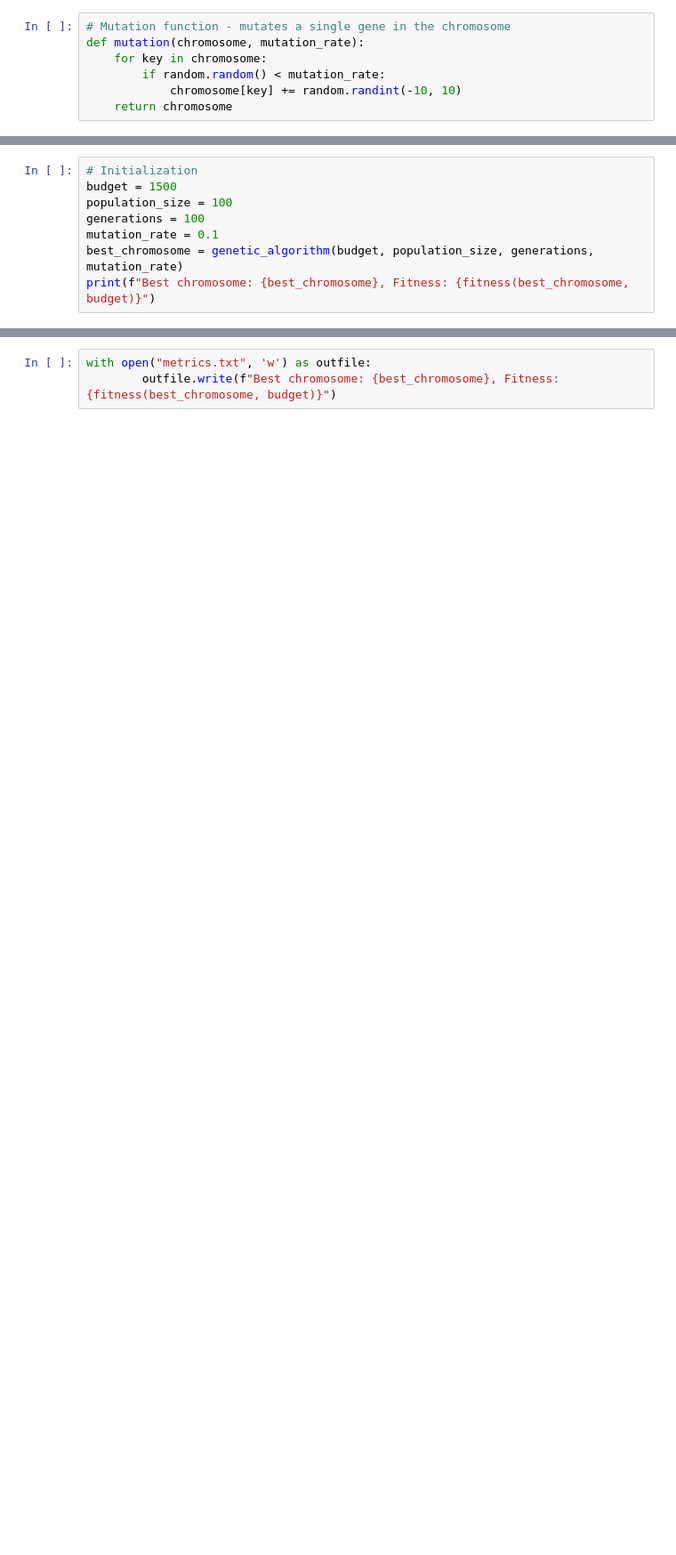
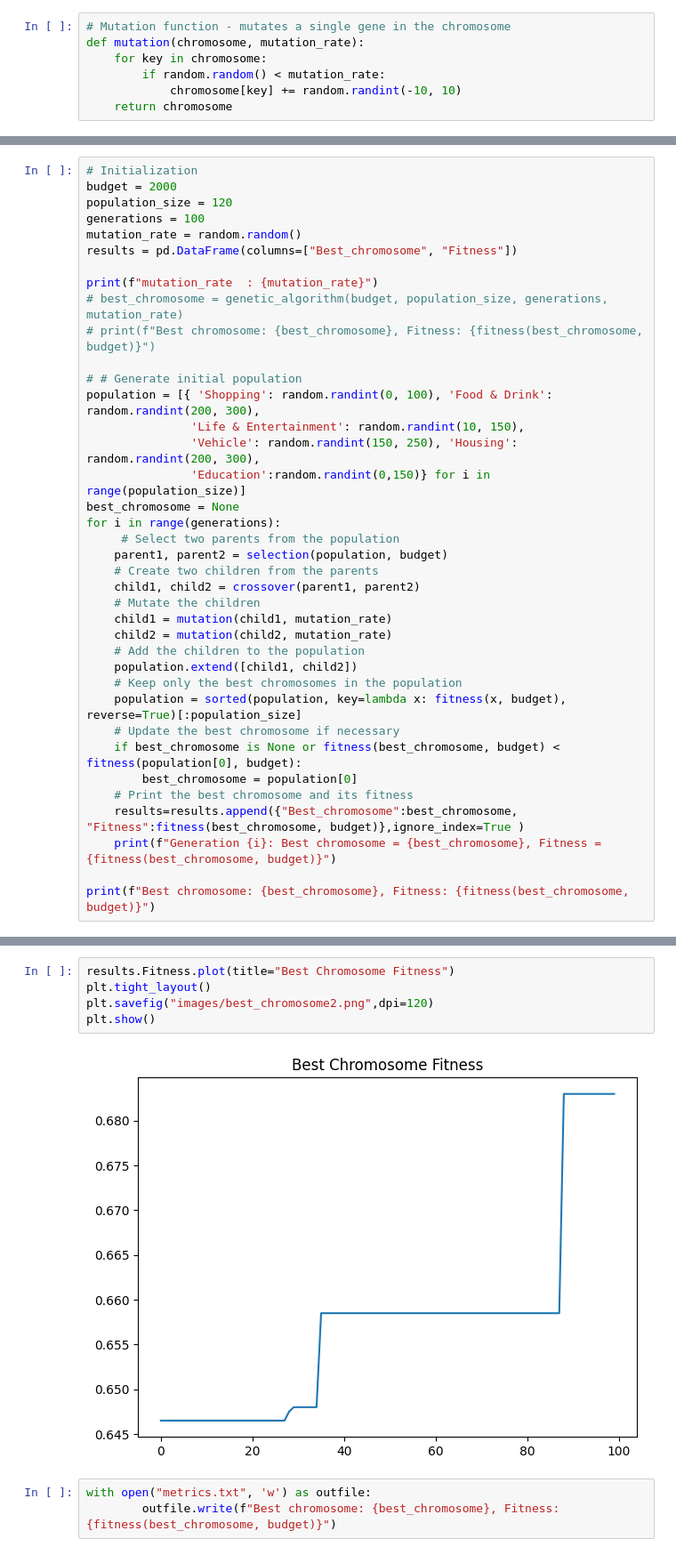
Before and after one commit to izzhamburhan/GeneticAlgo_BudgetOptimization, a Jupyter notebook: GA_Budget_Optimization.ipynb, the cells around one changed output, grey strips where cells are left out. Shown at 89% size. Drawn from its saved outputs; the diff is of its cells as text; blank space fills up the shorter version.

```diff
--- a/GA_Budget_Optimization.ipynb
+++ b/GA_Budget_Optimization.ipynb
@@ -54,10 +60,40 @@ def genetic_algorithm(budget, population_size, generations, mutation_rate):
     return best_chromosome
 # %%
 # Initialization
-budget = 1500
-population_size = 100
+budget = 2000
+population_size = 120
 generations = 100
-mutation_rate = 0.1
-best_chromosome = genetic_algorithm(budget, population_size, generations, mutation_rate)
+mutation_rate = random.random()
+results = pd.DataFrame(columns=["Best_chromosome", "Fitness"])
+
+print(f"mutation_rate  : {mutation_rate}")
+# best_chromosome = genetic_algorithm(budget, population_size, generations, mutation_rate)
+# print(f"Best chromosome: {best_chromosome}, Fitness: {fitness(best_chromosome, budget)}")
+
+# # Generate initial population
+population = [{ 'Shopping': random.randint(0, 100), 'Food & Drink': random.randint(200, 300),
+               'Life & Entertainment': random.randint(10, 150),
+               'Vehicle': random.randint(150, 250), 'Housing': random.randint(200, 300),
+               'Education':random.randint(0,150)} for i in range(population_size)]
+best_chromosome = None
+for i in range(generations):
+     # Select two parents from the population
+    parent1, parent2 = selection(population, budget)
+    # Create two children from the parents
+    child1, child2 = crossover(parent1, parent2)
+    # Mutate the children
+    child1 = mutation(child1, mutation_rate)
+    child2 = mutation(child2, mutation_rate)
+    # Add the children to the population
+    population.extend([child1, child2])
+    # Keep only the best chromosomes in the population
+    population = sorted(population, key=lambda x: fitness(x, budget), reverse=True)[:population_size]
+    # Update the best chromosome if necessary
+    if best_chromosome is None or fitness(best_chromosome, budget) < fitness(population[0], budget):
+        best_chromosome = population[0]
+    # Print the best chromosome and its fitness
+    results=results.append({"Best_chromosome":best_chromosome, "Fitness":fitness(best_chromosome, budget)},ignore_index=True )
+    print(f"Generation {i}: Best chromosome = {best_chromosome}, Fitness = {fitness(best_chromosome, budget)}")
+
 print(f"Best chromosome: {best_chromosome}, Fitness: {fitness(best_chromosome, budget)}")
 # %% [output]
@@ -98,3 +130,10 @@ fitness_values = [fitness(chromosome, budget) for chromosome in population]
+# %%
+results.Fitness.plot(title="Best Chromosome Fitness")
+plt.tight_layout()
+plt.savefig("images/best_chromosome2.png",dpi=120)
+plt.show()
+# %% [output]
+[figure, added]
 # %%
 with open("metrics.txt", 'w') as outfile:
         outfile.write(f"Best chromosome: {best_chromosome}, Fitness: {fitness(best_chromosome, budget)}")
```
Also changed, not shown: parts of 8 cells of this notebook, 10 other files.
